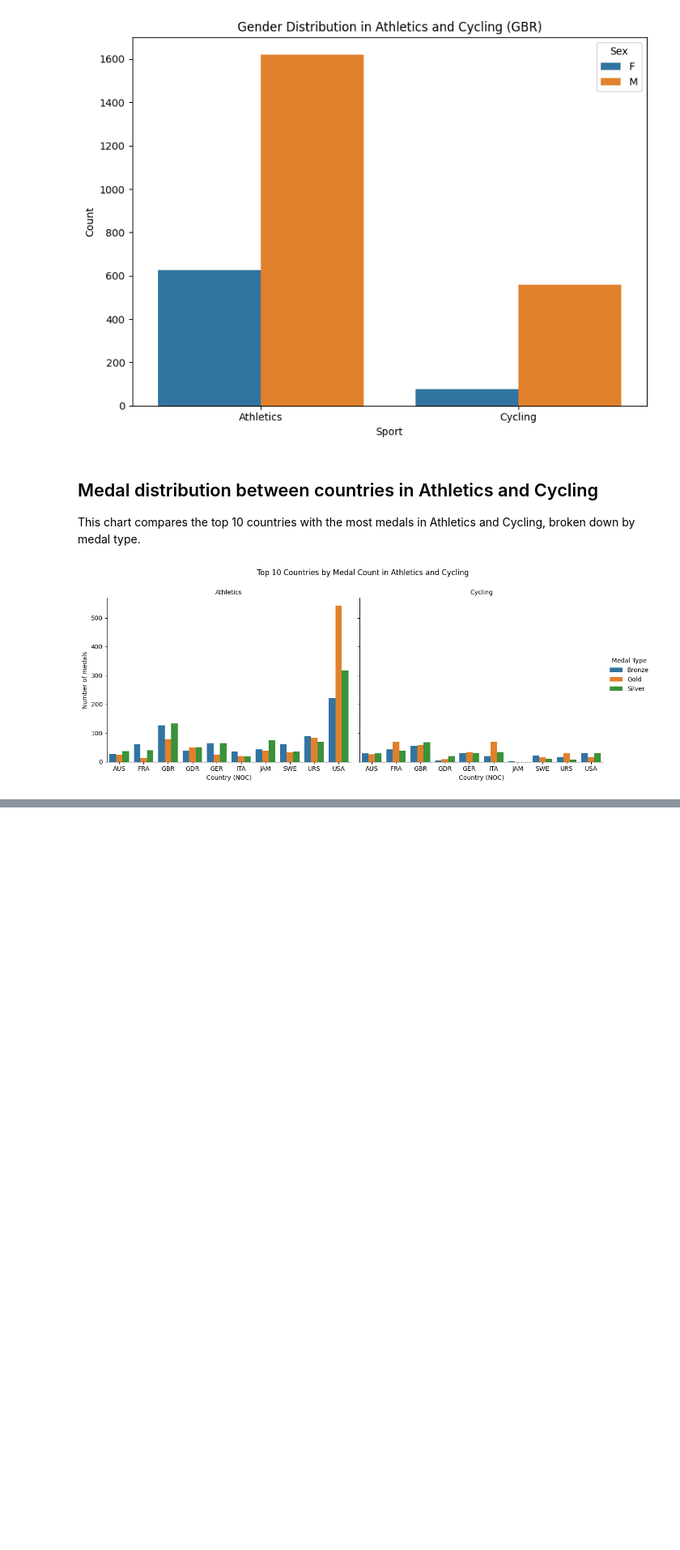
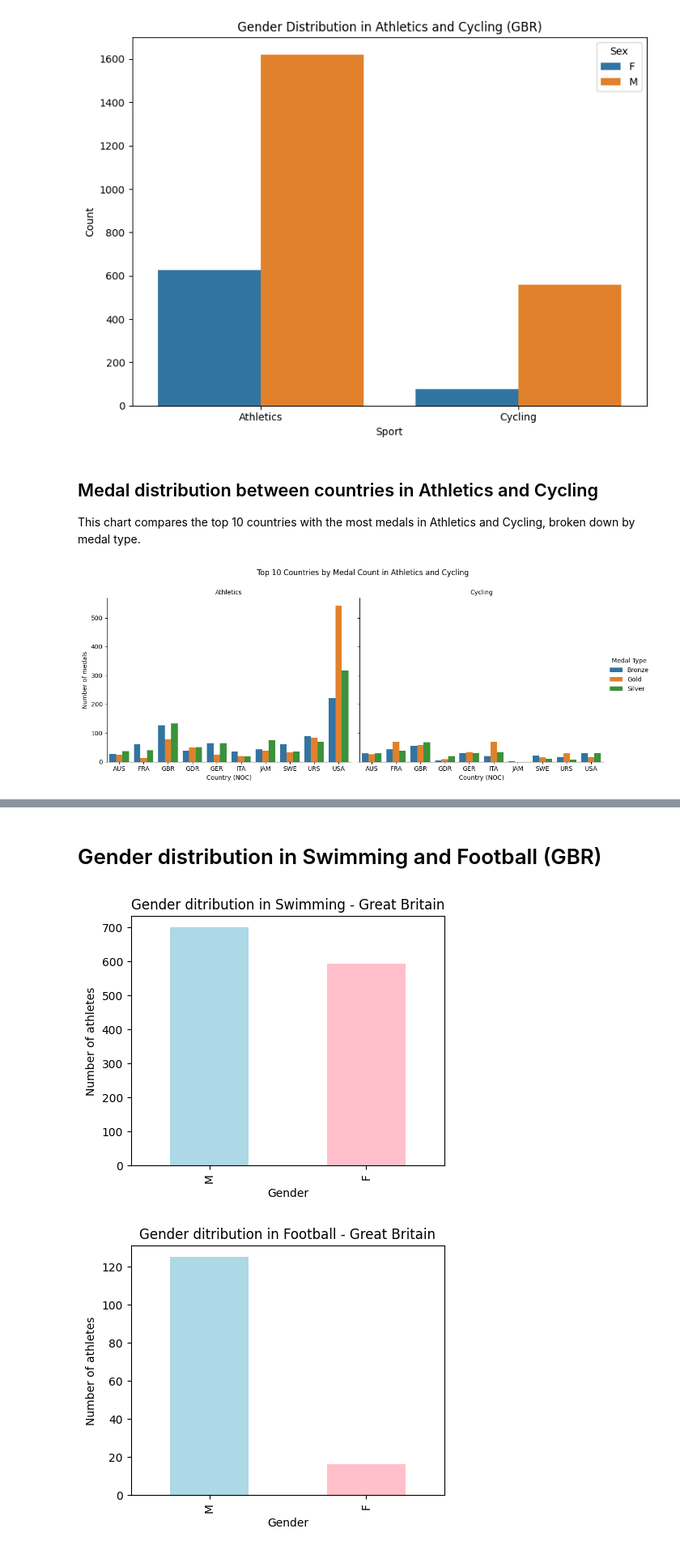
Before and after one commit to nouralahmad89-crypto/OS-projekt-Storbrittanien, a Jupyter notebook: notebooks/data_analysis.ipynb, the cells around one changed output, grey strips where cells are left out. Shown at 81% size. Saved outputs shown, nothing was run; the diff lists cells and outputs as text; code cells hidden in the pictures; blank space fills up the shorter version.

```diff
--- a/notebooks/data_analysis.ipynb
+++ b/notebooks/data_analysis.ipynb
@@ -528,0 +628,21 @@ plt.show()
+# %% [markdown]
+# Gender distribution in Swimming and Football (GBR)
+# %%
+uk_sports_df = df[
+    (df["Team"] == "Great Britain") &
+    (df["Sport"].isin(sports_of_interest))
+]
+
+for sport in sports_of_interest:
+    # Filtrera på sport
+    gender_counts = uk_sports_df[uk_sports_df["Sport"] == sport]["Sex"].value_counts()
+
+    plt.figure(figsize=(5,4))
+    gender_counts.plot(kind="bar", color=["lightblue","pink"])
+    plt.title(f"Gender ditribution in {sport} - Great Britain")
+    plt.ylabel("Number of athletes")
+    plt.xlabel("Gender")
+    plt.show()
+# %% [output]
+[figure, added]
+[figure, added]
```
Also changed, not shown: parts of 9 cells of this notebook.
